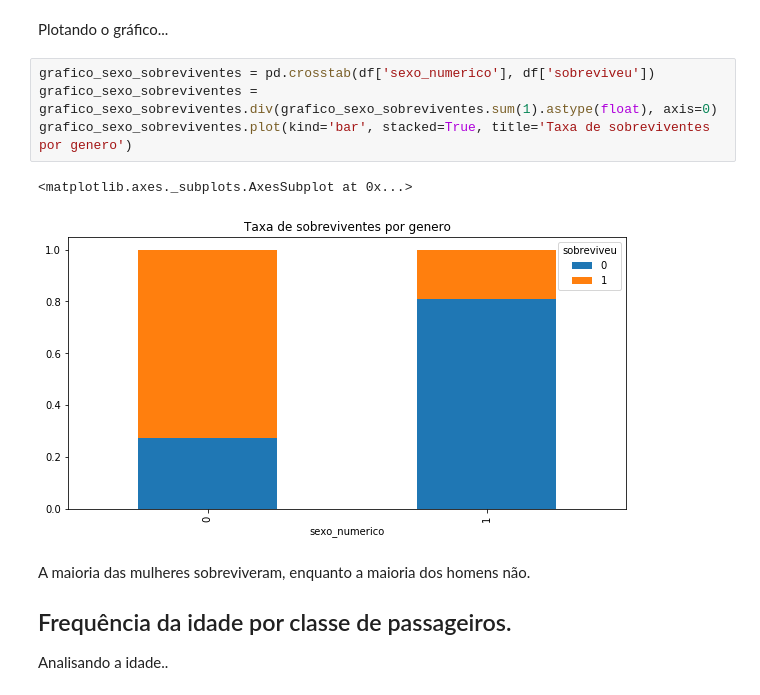
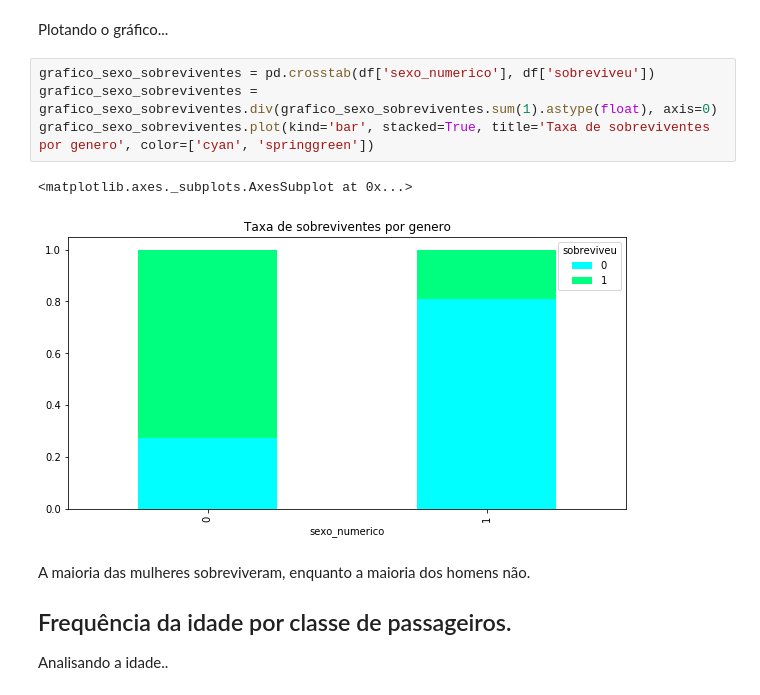
Before and after one commit to nativanando/masters-degree, a Jupyter notebook: mineracao-de-dados/titanic-dataset/titanic-analise .ipynb, the cells around one changed output. Drawn from its saved outputs; the diff is of its cells as text.

```diff
--- a/mineracao-de-dados/titanic-dataset/titanic-analise .ipynb
+++ b/mineracao-de-dados/titanic-dataset/titanic-analise .ipynb
@@ -195,10 +230,10 @@ Plotando o gráfico...
 # %%
 grafico_sexo_sobreviventes = pd.crosstab(df['sexo_numerico'], df['sobreviveu'])
 grafico_sexo_sobreviventes = grafico_sexo_sobreviventes.div(grafico_sexo_sobreviventes.sum(1).astype(float), axis=0)
-grafico_sexo_sobreviventes.plot(kind='bar', stacked=True, title='Taxa de sobreviventes por genero')
+grafico_sexo_sobreviventes.plot(kind='bar', stacked=True, title='Taxa de sobreviventes por genero', color=['cyan', 'springgreen'])
 # %% [output]
 <matplotlib.axes._subplots.AxesSubplot at 0x...>
-[figure, old version]
+[figure, new version]
 # %% [markdown]
 A maioria das mulheres sobreviveram, enquanto a maioria dos homens não.
 
```
Also changed, not shown: parts of 26 cells of this notebook.
